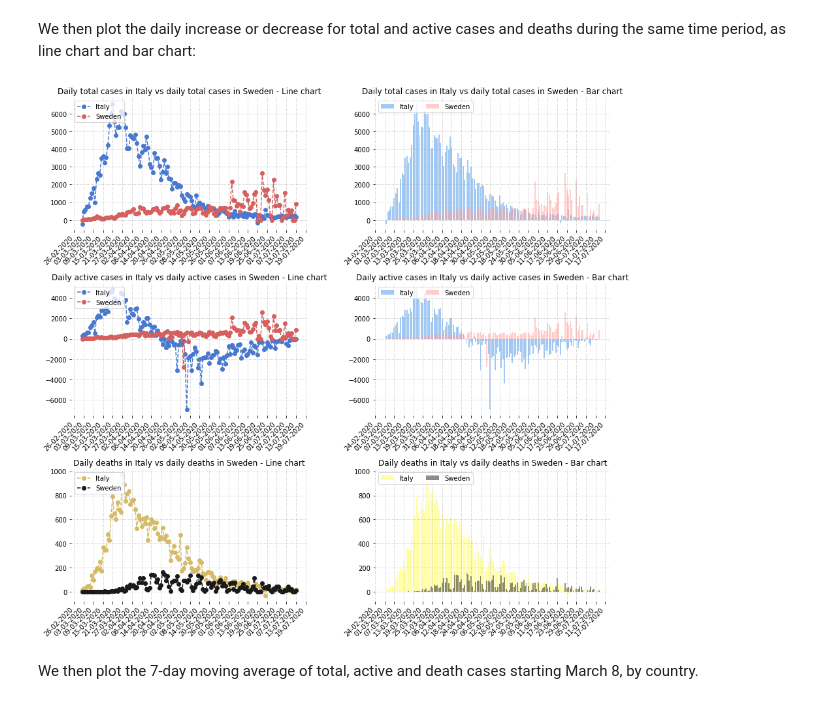
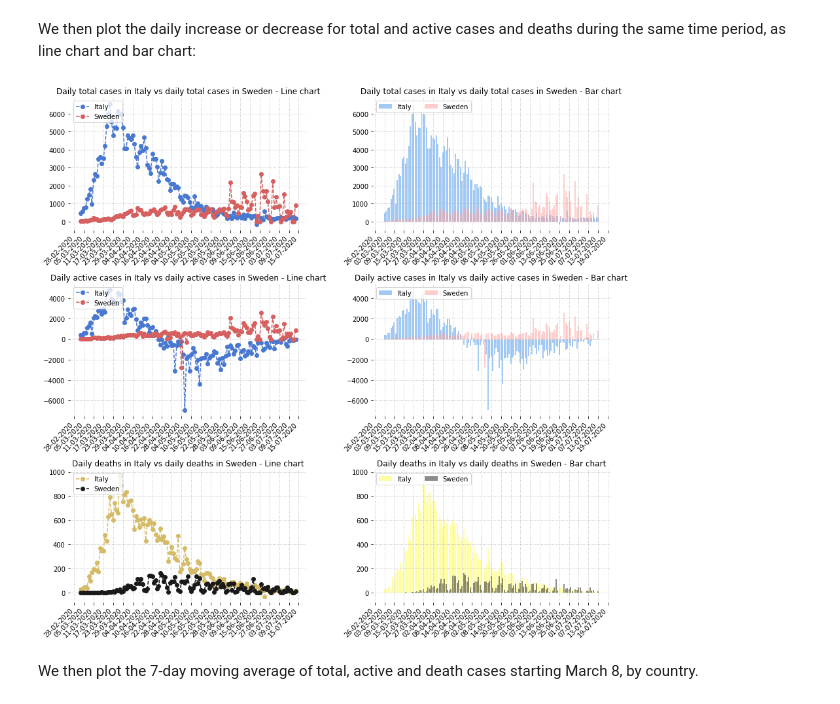
Before and after one commit to eera-l/Covid19-Sweden-Overview, a Jupyter notebook: c19-it-swe.ipynb, the cells around one changed output. Cells and saved outputs as stored; diff of their text form; code cells hidden in the pictures.

```diff
--- a/c19-it-swe.ipynb
+++ b/c19-it-swe.ipynb
@@ -443,34 +443,17 @@ import matplotlib.dates as mdates
 import seaborn as sns
 import datetime as dt
 
-it_tot_day = [-224]
-for i in range(1, len(italy_total)):
-  it_tot_day.append(italy_total[i] - italy_total[i - 1])
 
-swe_tot_day = [5]
-for i in range(1, len(sweden_total)):
-  swe_tot_day.append(sweden_total[i] - sweden_total[i - 1])
+it_tot_day = np.diff(italy_total)
+swe_tot_day = np.diff(sweden_total)
+it_act_day = np.diff(italy_active)
+swe_active_day = np.diff(sweden_active)
+it_d_day = np.diff(italy_d)
+swe_d_day = np.diff(sweden_d)
 
-it_act_day = [258]
-for i in range(1, len(italy_active)):
-  it_act_day.append(italy_active[i] - italy_active[i - 1])
-
-swe_active_day = [1]
-for i in range(1, len(sweden_active)):
-  swe_active_day.append(sweden_active[i] - sweden_active[i - 1])
-
-it_d_day = [18]
-for i in range(1, len(italy_d)):
-  it_d_day.append(italy_d[i] - italy_d[i - 1])
-
-swe_d_day = [0]
-for i in range(1, len(sweden_d)):
-  swe_d_day.append(sweden_d[i] - sweden_d[i - 1])
-
-start = dt.date(2020, 3, 2)
-end = start + dt.timedelta(days=len(italy_active))
+start = dt.date(2020, 3, 3)
+end = start + dt.timedelta(days=len(italy_active) - 1)
 days = mdates.drange(start, end, dt.timedelta(days=1))
-
 
 fig = plt.figure()
 ax1 = fig.add_subplot(321)
@@ -516,34 +499,34 @@ ax5.plot(days, it_d_day, '--yo', label='Italy')
 ax5.plot(days, swe_d_day, '--ko', label='Sweden')
 ax5.legend(loc="upper left")
 ax5.set_title('Daily deaths in Italy vs daily deaths in Sweden - Line chart')
 ax5.xaxis.set_major_formatter(mdates.DateFormatter('%d-%m-%Y'))
 ax5.xaxis.set_major_locator(mdates.DayLocator(interval=interval))
 ax5.axes.grid(linestyle='dotted')
 
 sns.set_color_codes('pastel')
 ax6 = fig.add_subplot(326)
 
 ax6.bar(days, it_d_day, color='y', label='Italy')
 ax6.bar(days, swe_d_day, color='k', alpha=0.5, label='Sweden')
 ax6.legend(ncol = 2, loc = 'upper left')
 ax6.set_title('Daily deaths in Italy vs daily deaths in Sweden - Bar chart')
 ax6.xaxis.set_major_formatter(mdates.DateFormatter('%d-%m-%Y'))
 ax6.xaxis.set_major_locator(mdates.DayLocator(interval=interval))
 
 
 sns.set_color_codes('muted')
 sns.despine(left = True, bottom = True)
 for ax in fig.axes:
   for label in ax.get_xticklabels():
     label.set_ha("right")
     label.set_rotation(45)
   ax.grid(linestyle='dotted')
 fig.set_figheight(12)
 fig.set_figwidth(13)
 plt.tight_layout()
 plt.show()
 # %% [output]
-[figure, old version]
+[figure, new version]
 # %% [markdown]
 We then plot the 7-day moving average of total, active and death cases starting March 8, by country.
 # %%
```
Also changed, not shown: parts of 4 cells of this notebook, 1 other file.
